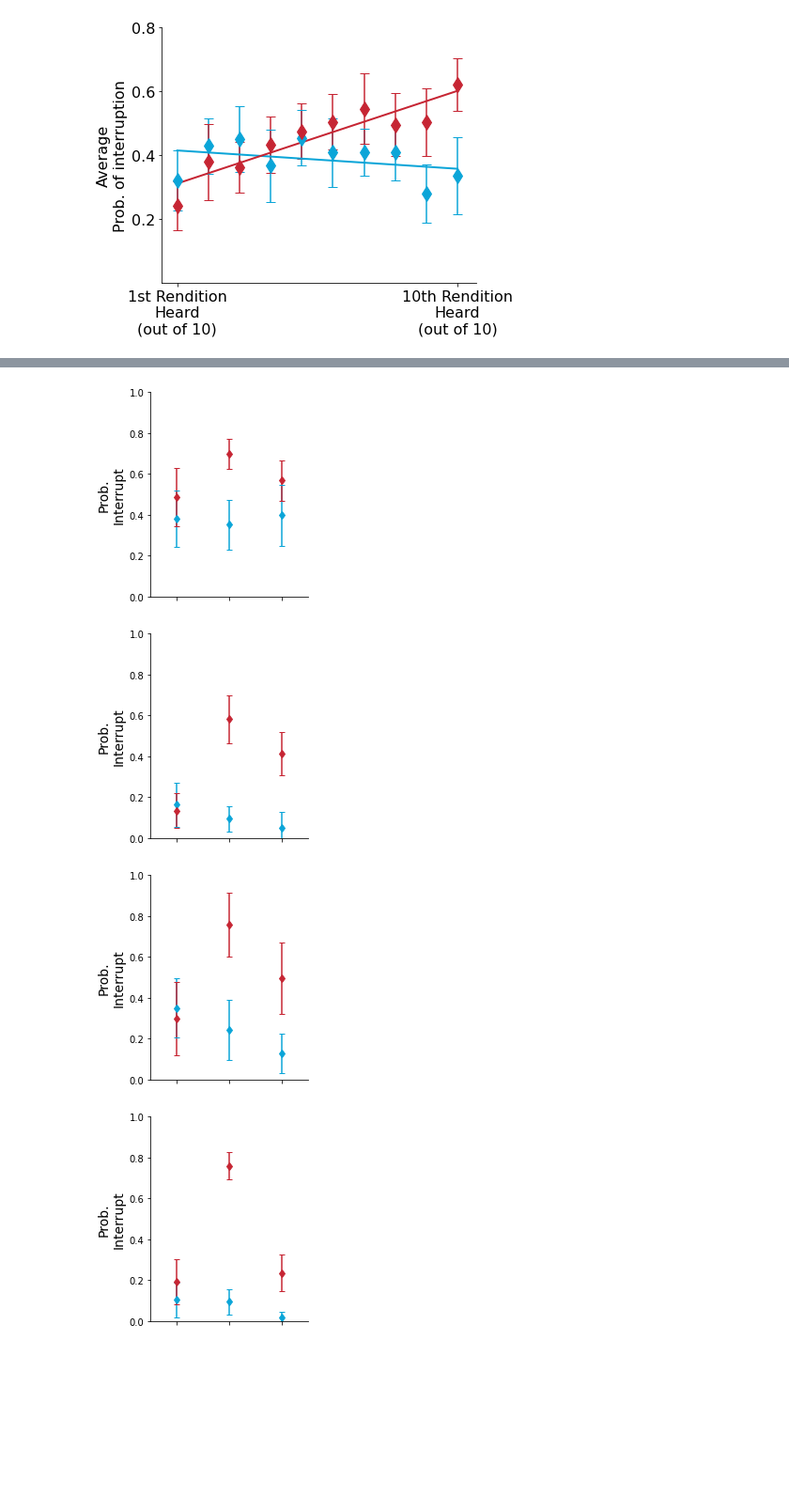
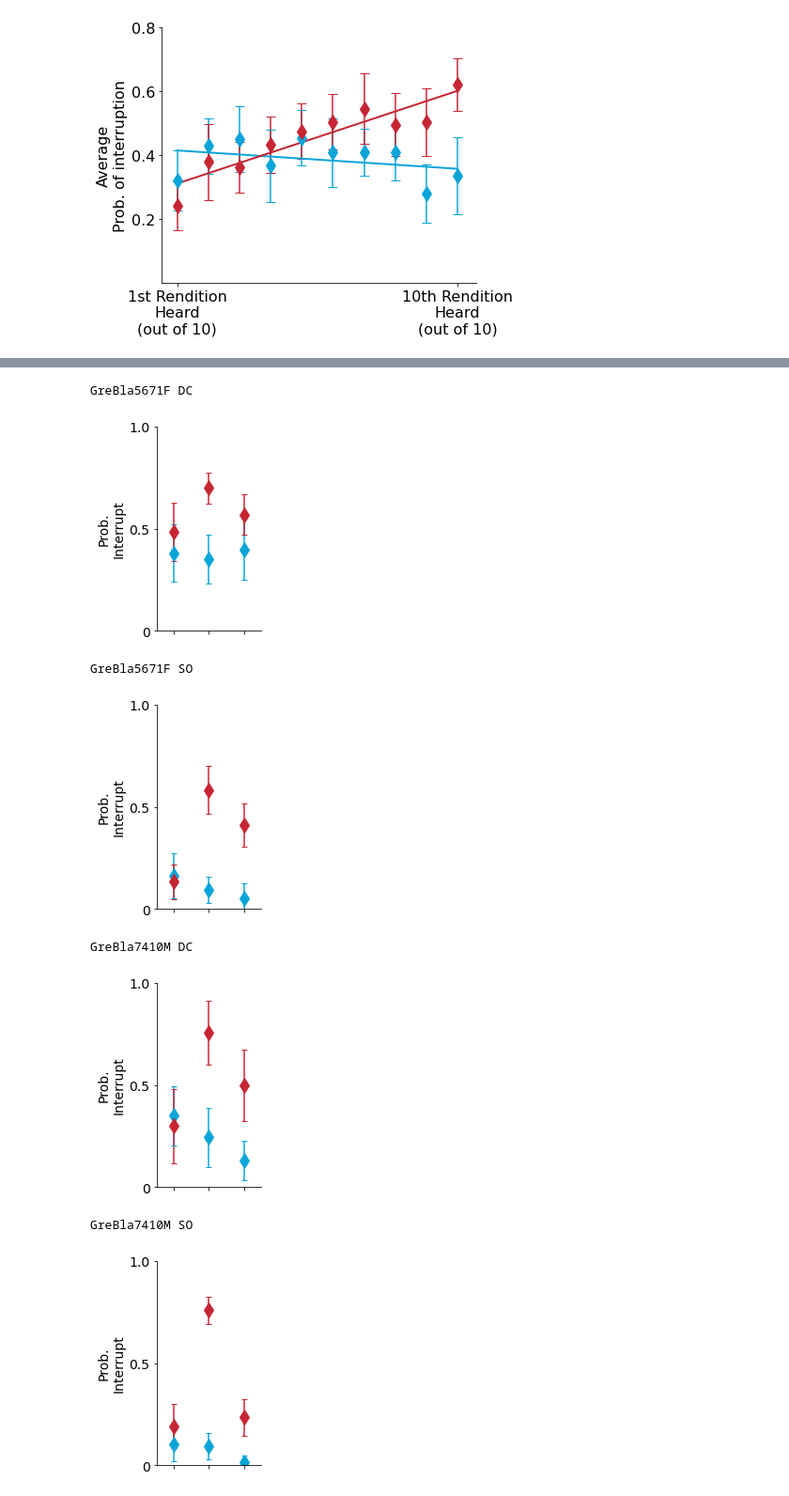
Before and after one commit to theunissenlab/zebra-finch-memory, a Jupyter notebook: notebooks/Generate Paper Figures.ipynb, the cells around one changed output, grey strips where cells are left out. Shown: that part at 94% size. Saved outputs shown, nothing was run; the diff lists cells and outputs as text; code cells hidden in the pictures; blank space fills up the shorter version.

```diff
--- a/notebooks/Generate Paper Figures.ipynb
+++ b/notebooks/Generate Paper Figures.ipynb
@@ -76,8 +100,7 @@ dc_interval_95 = [
 ]
 
 # Paired t-test
-significance = scipy.stats.ttest_rel(
+test = scipy.stats.ttest_rel(
     np.log2(song_points),
     np.log2(dc_points),
 )
-print(song_mean, dc_mean, significance)
@@ -186,12 +227,12 @@ for ctx in ["SovsSo_8v8_d2", "DCvsDC_6v6_d2", "AllvsAll_28v28"]:
             stim_level_df_rows.append(
                 [subject, ctx, vocalizer, call_type, rewarded, np.mean(repeated_odds),
                     np.mean(repeated_intervals[:, 0]), np.mean(repeated_intervals[:, 1]),
-                    np.mean(repeated_pvalues),
+                    np.mean(repeated_pvalues), subject[-1],
                 ]
             )
 
 stim_level_df = pd.DataFrame(
     stim_level_df_rows,
     columns=["Subject", "Test Context", "Stimulus Vocalizer", "Stimulus Call Type", "Stimulus Class",
-             "Odds Ratio", "95 CI Lower", "95 CI Upper", "p-value"]
+             "Odds Ratio", "95 CI Lower", "95 CI Upper", "p-value", "Subject Sex"]
 )
@@ -667,3 +597,30 @@ plot_learning_curves_side_by_side(
 )
 # %% [output]
 [figure]
+# %%
+# Stats
+song_df = generate_informative_trial_dataframe(
+    df[df["Test Context"].isin(["SovsSo_1v1", "SovsSo_4v4", "SovsSo_8v8_d1", "SovsSo_8v8_d2"])],
+    np.arange(20)
+)
+for bin_idx, subdf in song_df.groupby("Relative Informative Trials Seen"):
+    rew_df = subdf[subdf["Stimulus Class"] == "Rewarded"].groupby("Subject").mean()
+    norew_df = subdf[subdf["Stimulus Class"] == "Nonrewarded"].groupby("Subject").mean()
+
+    test = scipy.stats.ttest_rel(
+        rew_df["p(interrupt)"] / (1 - rew_df["p(interrupt)"]),
+        norew_df["p(interrupt)"] / (1 - norew_df["p(interrupt)"])
+    )
+
+dc_df = generate_informative_trial_dataframe(
+    df[df["Test Context"].isin(["DCvsDC_1v1", "DCvsDC_4v4", "DCvsDC_6v6_d1", "DCvsDC_6v6_d2"])],
+    np.arange(20)
+)
+for bin_idx, subdf in dc_df.groupby("Relative Informative Trials Seen"):
+    rew_df = subdf[subdf["Stimulus Class"] == "Rewarded"].groupby("Subject").mean()
+    norew_df = subdf[subdf["Stimulus Class"] == "Nonrewarded"].groupby("Subject").mean()
+
+    test = scipy.stats.ttest_rel(
+        rew_df["p(interrupt)"] / (1 - rew_df["p(interrupt)"]),
+        norew_df["p(interrupt)"] / (1 - norew_df["p(interrupt)"])
+    )
@@ -998,6 +1110,7 @@ result
 # %%
 for (subject, call_type), subdf in result.groupby(["Subject", "Stimulus Call Type"]):
-    fig = plt.figure(figsize=(3, 4))
+    print(subject, call_type)
+    fig = plt.figure(figsize=(2, 4))
     for i, epoch in enumerate(["Naive", "Learned", "MonthLater"]):
         p_rew = subdf[(subdf["Epoch"] == epoch) & (subdf["Stimulus Class"] == "Rewarded")].iloc[0]["p(interrupt)"]
         sem_rew = subdf[(subdf["Epoch"] == epoch) & (subdf["Stimulus Class"] == "Rewarded")].iloc[0]["SEM"]
@@ -1009,34 +1122,42 @@ for (subject, call_type), subdf in result.groupby(["Subject", "Stimulus Call Typ
             [p_rew],
             yerr=2*sem_rew,
             marker="d",
             capsize=3,
+            markersize=12,
             color=color_by_reward.get("Rewarded"),
         )
         plt.errorbar(
             [i],
             [p_norew],
             yerr=2*sem_norew,
             marker="d",
             capsize=3,
+            markersize=12,
             color=color_by_reward.get("Unrewarded"),
         )
 
         ax = plt.gca()
         ax.set_ylabel("Prob.\nInterrupt", fontsize=14)
 
         ax.set_xlim(-0.5, 2.5)
         ax.set_ylim(0, 1)
+        ax.set_yticks([0, 0.5, 1.0])
+        ax.set_yticklabels([0, 0.5, 1.0], fontsize=14)
         ax.spines["top"].set_visible(False)
         ax.spines["bottom"].set_visible(True)
         ax.spines["right"].set_visible(False)
         ax.spines["left"].set_visible(True)
         ax.set_xticks([0, 1, 2])
         ax.set_xticklabels(["", "", ""])
 
     plt.show()
     plt.close(fig)
 # %% [output]
+GreBla5671F DC
-[figure, old version]
+[figure, new version]
+GreBla5671F SO
-[figure, old version]
+[figure, new version]
+GreBla7410M DC
-[figure, old version]
+[figure, new version]
+GreBla7410M SO
-[figure, old version]
+[figure, new version]
```
Also changed, not shown: parts of 31 cells of this notebook, 1 other file.
